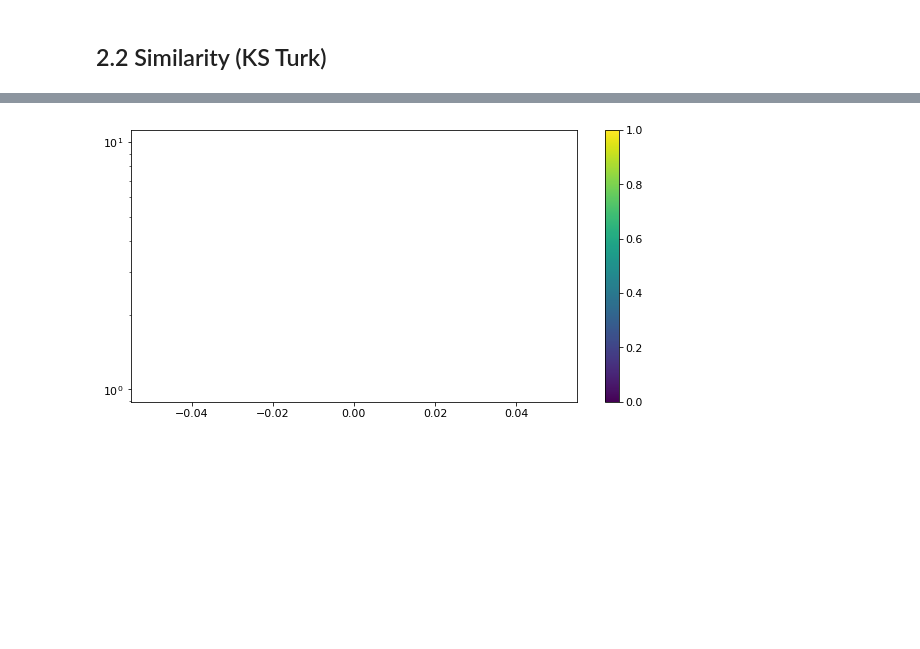
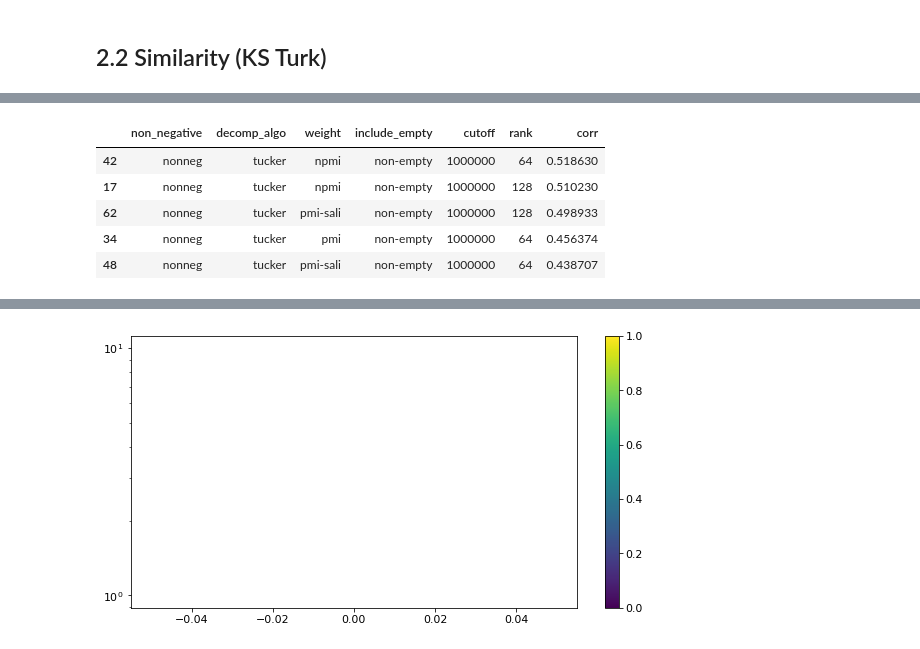
Before and after one commit to makrai/verb-tensor, a Jupyter notebook: eval.ipynb, the cells around one changed output, grey strips where cells are left out. Cells and saved outputs as stored; diff of their text form; code cells hidden in the pictures; blank space fills up the shorter version.

```diff
--- a/eval.ipynb
+++ b/eval.ipynb
@@ -440,0 +442,9 @@ df.sort_values('corr', ascending=False).head()
+# %%
+df[(df.non_negative=='nonneg')&(df.decomp_algo=='tucker')].head()
+# %% [output]
+|  | non_negative | decomp_algo | weight | include_empty | cutoff | rank | corr |
+| 42 | nonneg | tucker | npmi | non-empty | 1000000 | 64 | 0.518630 |
+| 17 | nonneg | tucker | npmi | non-empty | 1000000 | 128 | 0.510230 |
+| 62 | nonneg | tucker | pmi-sali | non-empty | 1000000 | 128 | 0.498933 |
+| 34 | nonneg | tucker | pmi | non-empty | 1000000 | 64 | 0.456374 |
+| 48 | nonneg | tucker | pmi-sali | non-empty | 1000000 | 64 | 0.438707 |
```
Also changed, not shown: parts of 13 cells of this notebook.
